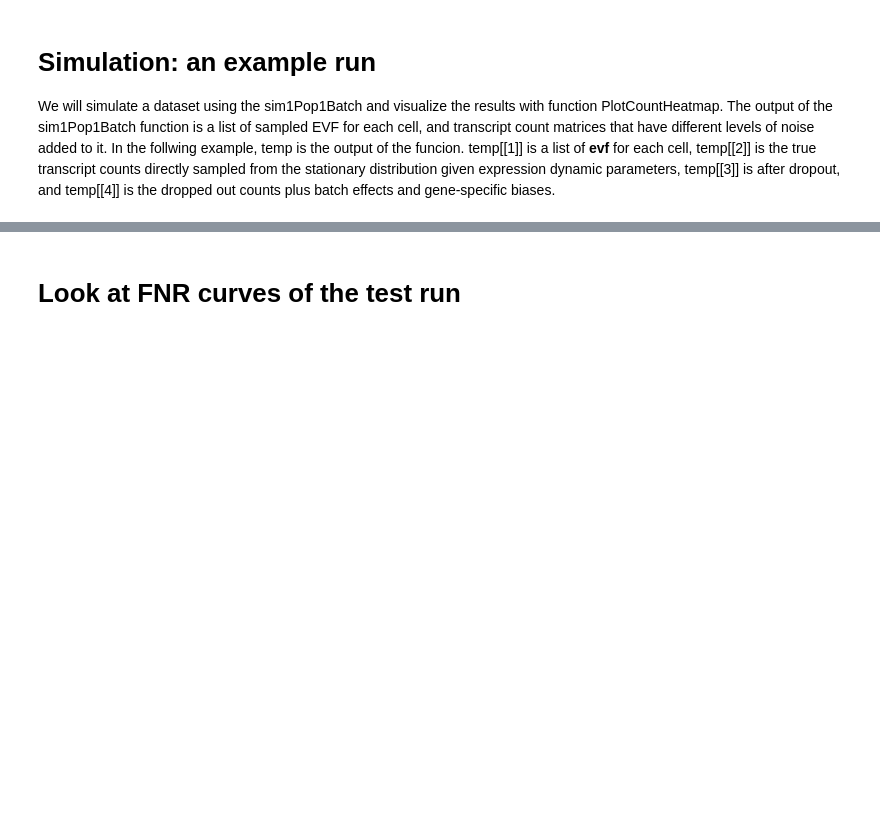
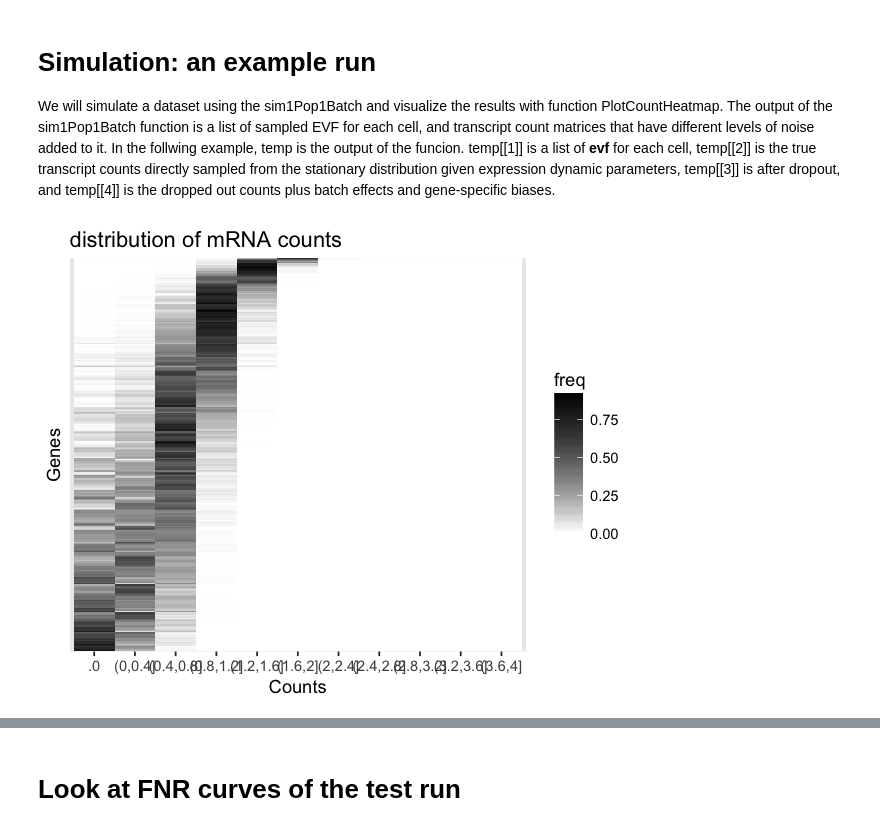
Before and after one commit to YosefLab/SymSim, a Jupyter notebook: Manual.ipynb, the cells around one changed output, grey strips where cells are left out. Drawn from its saved outputs; the diff is of its cells as text; code cells hidden in the pictures; blank space fills up the shorter version.

```diff
--- a/Manual.ipynb
+++ b/Manual.ipynb
@@ -85,0 +58,5 @@ gene_effects <- GeneEffects(ngenes=ngenes,nevf=10,randseed=0,sd=1,prob=0.3)
+# %%
+modules <- c(50,100,150,200,500)
+gene_effects1 <- GeneEffects(ngenes=ngenes,nevf=10,randseed=0,sd=0.4,prob=0.5)
+gene_effects2 <- GeneEffects_modules(ngenes=ngenes,nevf=10,modules=modules,randseed=0,prob=1,sd=0.1)
+gene_effects3 <- GeneEffects_corr(ngenes=ngenes,nevf=10,modules=modules,randseed=0,prob=1,sd=0.1)
@@ -88,11 +79,15 @@ gene_effects <- GeneEffects(ngenes=ngenes,nevf=10,randseed=0,sd=1,prob=0.3)
 We will simulate a dataset using the sim1Pop1Batch and visualize the results with function PlotCountHeatmap. The output of the sim1Pop1Batch function is a list of sampled EVF for each cell, and transcript count matrices that have different levels of noise added to it. In the follwing example, temp is the output of the funcion. temp[[1]] is a list of **evf** for each cell, temp[[2]] is the true transcript counts directly sampled from the stationary distribution given expression dynamic parameters, temp[[3]] is after dropout, and temp[[4]] is the dropped out counts plus batch effects and gene-specific biases.
 # %%
 temp<-sim1Pop1Batch(evf_mean=rep(1,nevf), evf_sd=rep(0.2,nevf),ncells=ncells,
-        randseed=0,gene_effects=gene_effects,bimod=0.1,alpha=0.1,
-        alpha_sd=0.01,nbins=10,gcbias=0.1,lenbias=0.1,batch=exp(rnorm(ngenes,0,0.1)),noise=0.1,
+        randseed=0,gene_effects=gene_effects1,bimod=0.1,alpha=0.1,
+        alpha_sd=0.01,nbins=10,gcbias=0.1,lenbias=1,batch=exp(rnorm(ngenes,0,0.1)),noise=0.1,
         matched_params=match_params1)
 # log_count_bins<-seq(0,4,0.4)
 # head(do.call(rbind,temp[[1]]))
 # ord1<-PlotCountHeatmap(LogDist(temp[[2]],log_count_bins),rowMeans(temp[[2]]),NA,1,paste('truecounts.bimod=',bimod,'.jpeg',sep=''))
 # ord2<-PlotCountHeatmap(LogDist(temp[[3]],log_count_bins),rowMeans(temp[[3]]),NA,1,paste('droppedcounts.bimod=',bimod,'.jpeg',sep=''))
 # ord3<-PlotCountHeatmap(LogDist(temp[[4]],log_count_bins),rowMeans(temp[[4]]),NA,1,paste('biasedcounts.bimod=',bimod,'.jpeg',sep=''))
+# %%
+PlotCountHeatmap(LogDist(temp[[4]],seq(0,4,0.4)),rowMeans(temp[[4]]))
+# %% [output]
+[figure, added]
```
Also changed, not shown: parts of 33 cells of this notebook, 8 other files.
